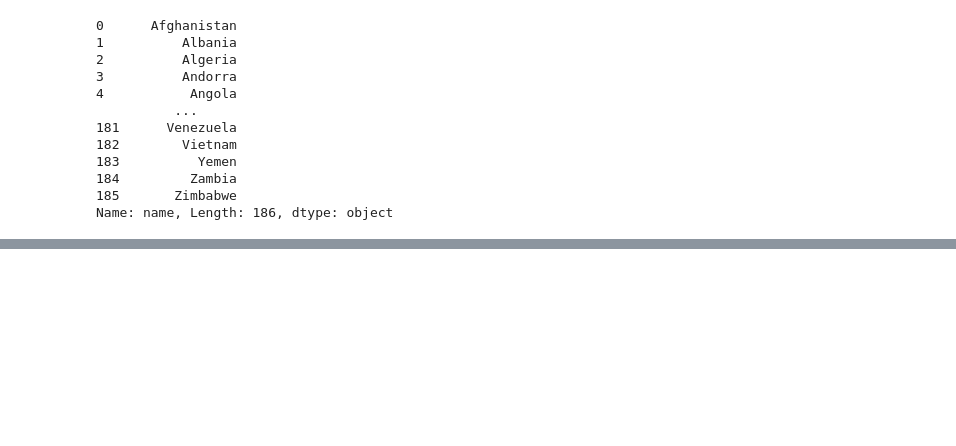
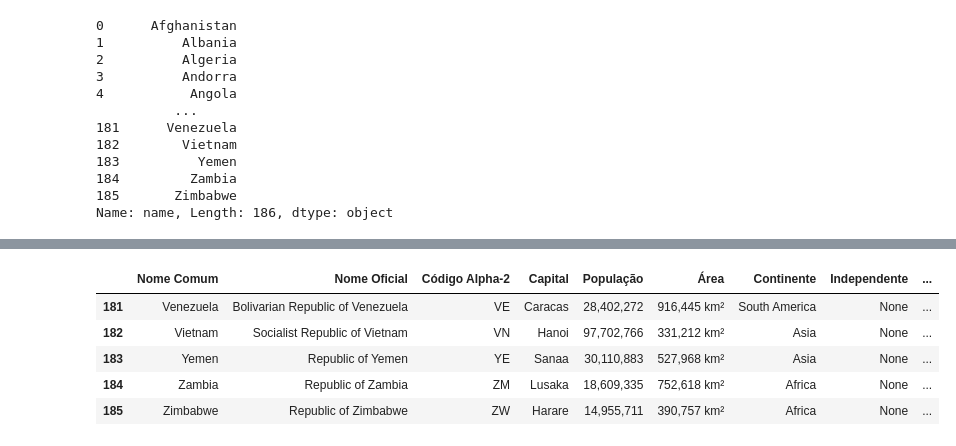
Before and after one commit to Dedecow/Documents, a Jupyter notebook: coder/index.ipynb, the cells around one changed output, grey strips where cells are left out. Cells and saved outputs as stored; diff of their text form; code cells hidden in the pictures; blank space fills up the shorter version.

```diff
--- a/coder/index.ipynb
+++ b/coder/index.ipynb
@@ -305,0 +368,9 @@ Name: name, Length: 186, dtype: object
+# %%
+df_onu.tail()
+# %% [output]
+|  | Nome Comum | Nome Oficial | Código Alpha-2 | Capital | População | Área | Continente | Independente | ... |
+| 181 | Venezuela | Bolivarian Republic of Venezuela | VE | Caracas | 28,402,272 | 916,445 km² | South America | None | ... |
+| 182 | Vietnam | Socialist Republic of Vietnam | VN | Hanoi | 97,702,766 | 331,212 km² | Asia | None | ... |
+| 183 | Yemen | Republic of Yemen | YE | Sanaa | 30,110,883 | 527,968 km² | Asia | None | ... |
+| 184 | Zambia | Republic of Zambia | ZM | Lusaka | 18,609,335 | 752,618 km² | Africa | None | ... |
+| 185 | Zimbabwe | Republic of Zimbabwe | ZW | Harare | 14,955,711 | 390,757 km² | Africa | None | ... |
```
Also changed, not shown: parts of 11 cells of this notebook.
